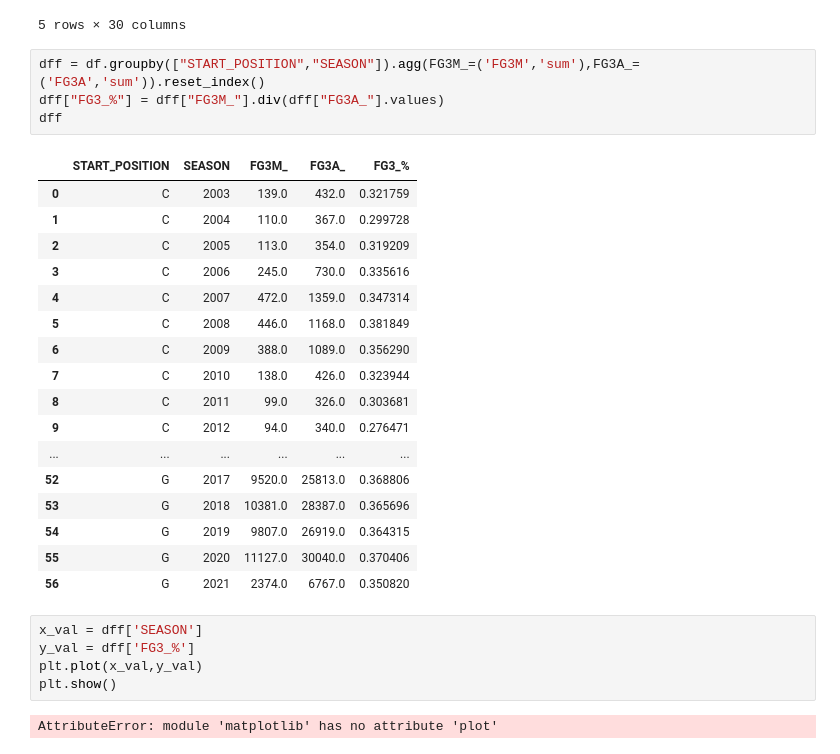
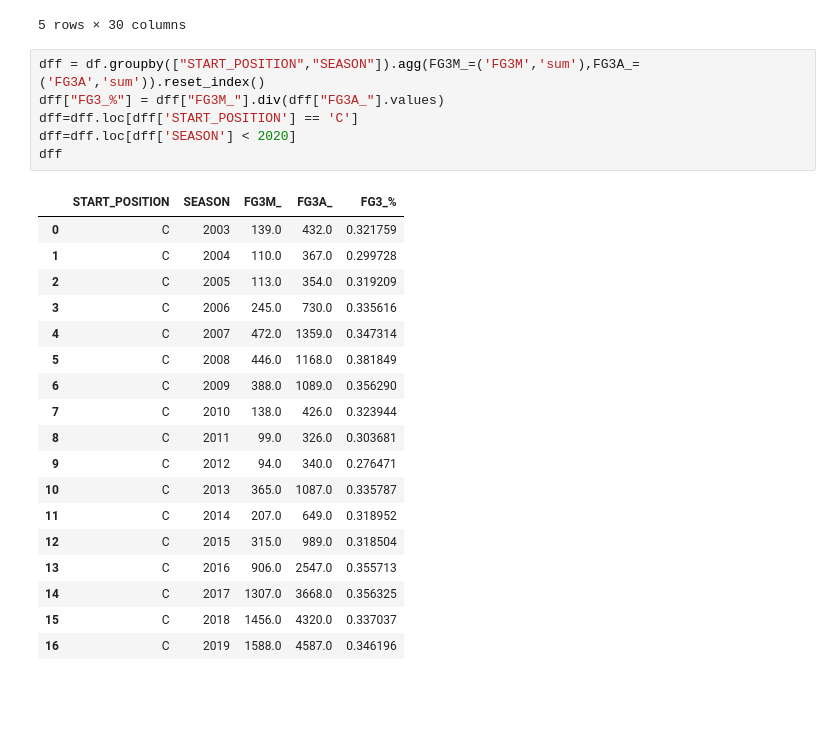
Before and after one commit to camiloms10/NBA_project, a Jupyter notebook: NBA_analysis.ipynb, the cells around one changed output. Cells and saved outputs as stored; diff of their text form; blank space fills up the shorter version.

```diff
--- a/NBA_analysis.ipynb
+++ b/NBA_analysis.ipynb
@@ -39,29 +40,25 @@ df.head()
 # %%
 dff = df.groupby(["START_POSITION","SEASON"]).agg(FG3M_=('FG3M','sum'),FG3A_=('FG3A','sum')).reset_index()
 dff["FG3_%"] = dff["FG3M_"].div(dff["FG3A_"].values)
+dff=dff.loc[dff['START_POSITION'] == 'C']
+dff=dff.loc[dff['SEASON'] < 2020]
 dff
 # %% [output]
 |  | START_POSITION | SEASON | FG3M_ | FG3A_ | FG3_% |
 | 0 | C | 2003 | 139.0 | 432.0 | 0.321759 |
 | 1 | C | 2004 | 110.0 | 367.0 | 0.299728 |
 | 2 | C | 2005 | 113.0 | 354.0 | 0.319209 |
 | 3 | C | 2006 | 245.0 | 730.0 | 0.335616 |
 | 4 | C | 2007 | 472.0 | 1359.0 | 0.347314 |
 | 5 | C | 2008 | 446.0 | 1168.0 | 0.381849 |
 | 6 | C | 2009 | 388.0 | 1089.0 | 0.356290 |
 | 7 | C | 2010 | 138.0 | 426.0 | 0.323944 |
 | 8 | C | 2011 | 99.0 | 326.0 | 0.303681 |
 | 9 | C | 2012 | 94.0 | 340.0 | 0.276471 |
-| ... | ... | ... | ... | ... | ... |
-| 52 | G | 2017 | 9520.0 | 25813.0 | 0.368806 |
-| 53 | G | 2018 | 10381.0 | 28387.0 | 0.365696 |
-| 54 | G | 2019 | 9807.0 | 26919.0 | 0.364315 |
-| 55 | G | 2020 | 11127.0 | 30040.0 | 0.370406 |
-| 56 | G | 2021 | 2374.0 | 6767.0 | 0.350820 |
+| 10 | C | 2013 | 365.0 | 1087.0 | 0.335787 |
+| 11 | C | 2014 | 207.0 | 649.0 | 0.318952 |
+| 12 | C | 2015 | 315.0 | 989.0 | 0.318504 |
+| 13 | C | 2016 | 906.0 | 2547.0 | 0.355713 |
+| 14 | C | 2017 | 1307.0 | 3668.0 | 0.356325 |
+| 15 | C | 2018 | 1456.0 | 4320.0 | 0.337037 |
+| 16 | C | 2019 | 1588.0 | 4587.0 | 0.346196 |
-# %%
-x_val = dff['SEASON']
-y_val = dff['FG3_%']
-plt.plot(x_val,y_val)
-plt.show()
-# %% [output]
-AttributeError: module 'matplotlib' has no attribute 'plot'
```
Also changed, not shown: parts of 3 cells of this notebook.
